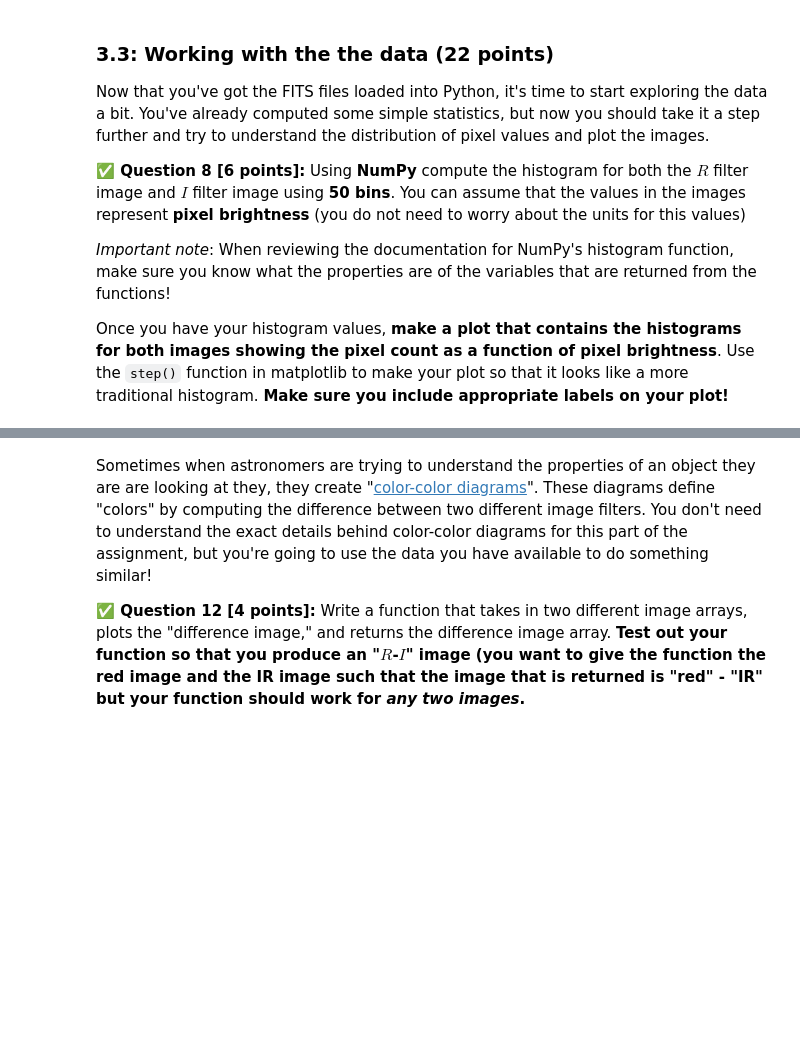
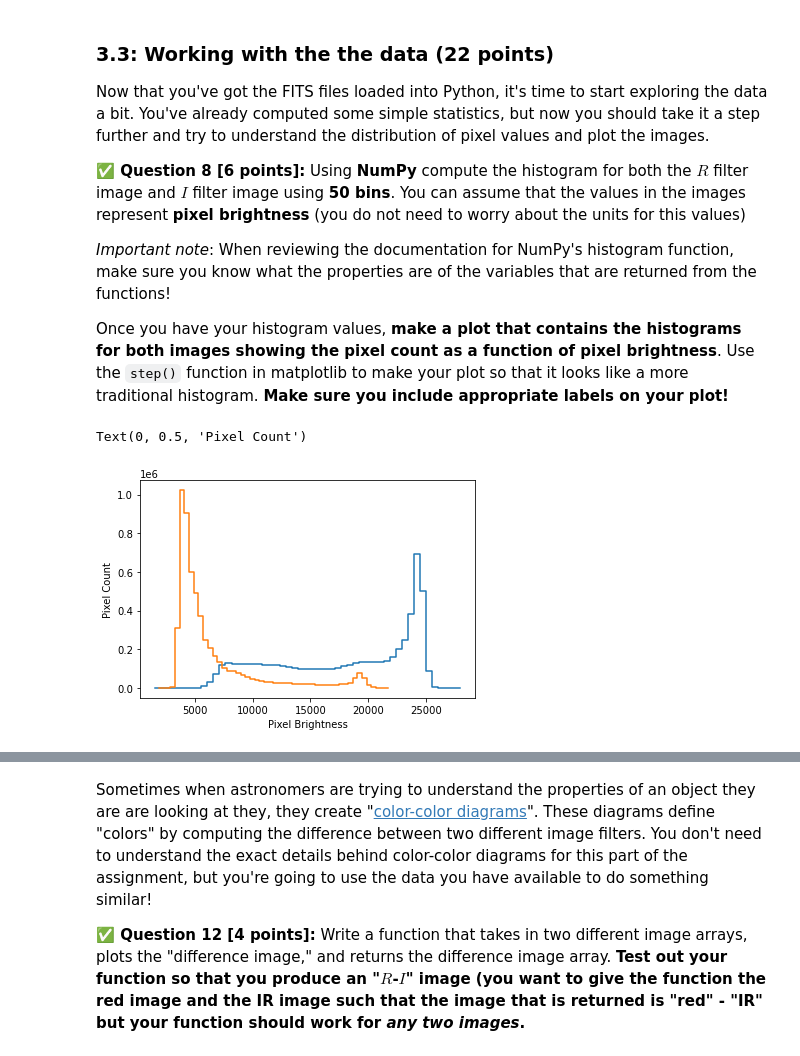
Before and after one commit to namnams01/cmse202-s21-turnin, a Jupyter notebook: hw-01/HW-01_GitPracticeDebuggingAndPythonPackages-Namith-Vorakkara.ipynb, the cells around one changed output, grey strips where cells are left out. Drawn from its saved outputs; the diff is of its cells as text; code cells hidden in the pictures; blank space fills up the shorter version.

```diff
--- a/hw-01/HW-01_GitPracticeDebuggingAndPythonPackages-Namith-Vorakkara.ipynb
+++ b/hw-01/HW-01_GitPracticeDebuggingAndPythonPackages-Namith-Vorakkara.ipynb
@@ -223,0 +205,15 @@ No.    Name      Ver    Type      Cards   Dimensions   Format
+# %%
+# Put your code here
+first_img = fits.open('m42_40min_ir.fits')
+first_df = fits.getdata('m42_40min_ir.fits')
+second_img = fits.open('m42_40min_red.fits')
+second_df = fits.getdata('m42_40min_red.fits')
+
+print(first_df.mean())
+print(first_df.max())
+print(first_df.min())
+print(first_df.std())
+print(second_df.mean())
+print(second_df.max())
+print(second_df.min())
+print(second_df.std())
@@ -244 +247,18 @@ Once you have your histogram values, **make a plot that contains the histograms
+# %%
+# Put your code here
+import numpy as np
+#print(second_df.max())
+I_hist = np.histogram(first_df,bins=50)
+R_hist = np.histogram(second_df,bins=51)
+#print(I_hist[-1:])
+#print(len(I_hist[0]))
+import matplotlib.pyplot as plt
+x = R_hist[1]
+x = x[0:50]
+plt.step(I_hist[1],R_hist[0],x,I_hist[0],where='mid')
+plt.xlabel('Pixel Brightness')
+plt.ylabel('Pixel Count')
+# %% [output]
+Text(0, 0.5, 'Pixel Count')
+[figure, added]
 # %% [markdown]
```
Also changed, not shown: parts of 23 cells of this notebook.
